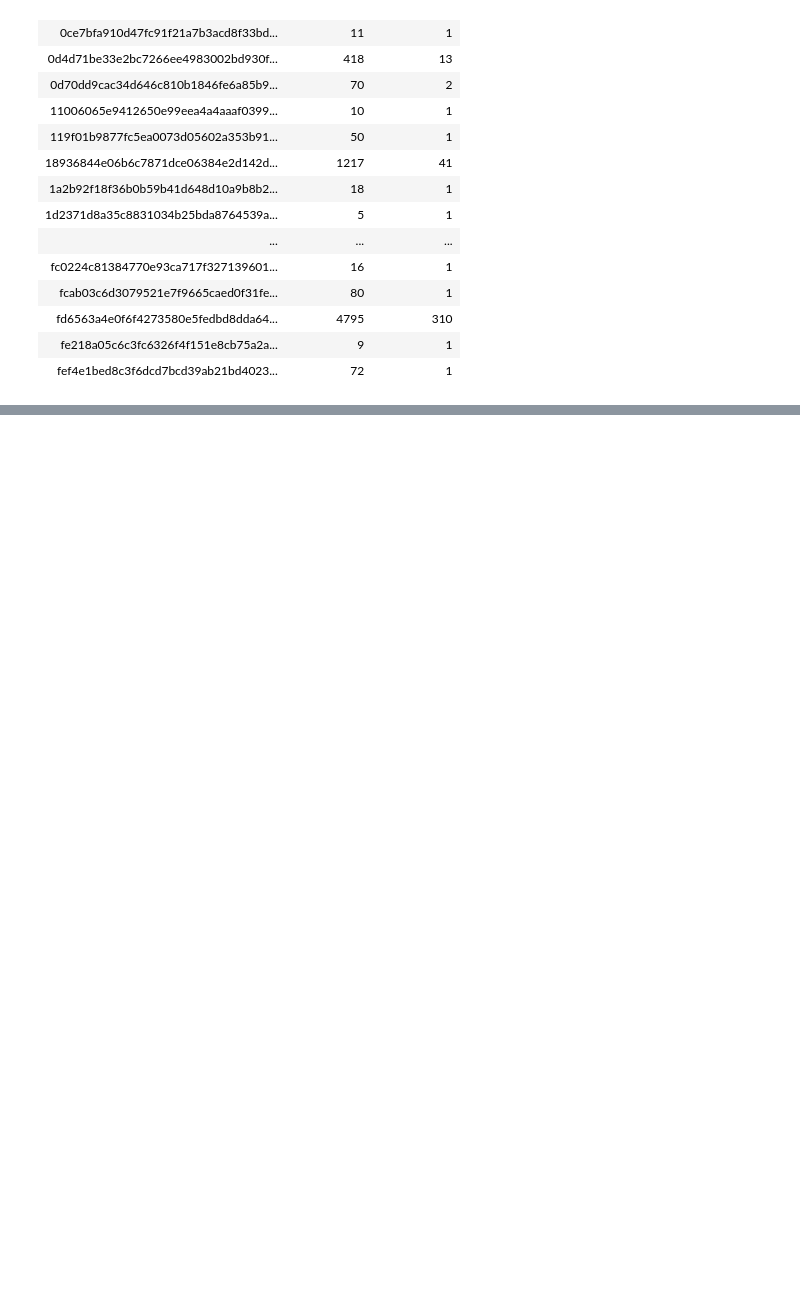
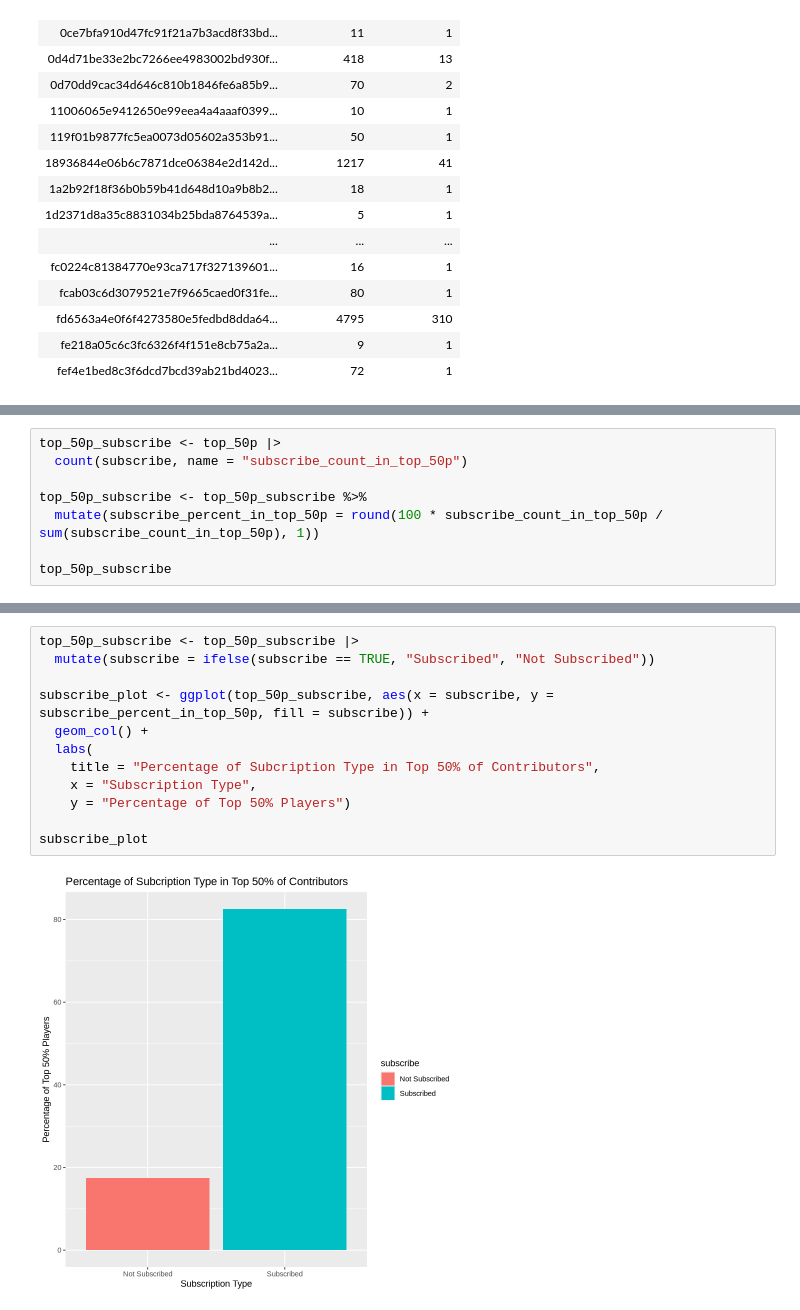
Before and after one commit to mxriesong/dsci100project, a Jupyter notebook: Untitled.ipynb, the cells around one changed output, grey strips where cells are left out. Drawn from its saved outputs; the diff is of its cells as text; blank space fills up the shorter version.

Commit message:
repeated the same thing for subscription type and gender

```diff
--- a/Untitled.ipynb
+++ b/Untitled.ipynb
@@ -221,2 +223,10 @@ ggplot(top_50p_count, aes(x = experience, y = percent_in_top_50p, fill = experie
 # %% [output]
 [figure]
+# %%
+top_50p_subscribe <- top_50p |>
+  count(subscribe, name = "subscribe_count_in_top_50p")
+
+top_50p_subscribe <- top_50p_subscribe %>%
+  mutate(subscribe_percent_in_top_50p = round(100 * subscribe_count_in_top_50p / sum(subscribe_count_in_top_50p), 1))
+
+top_50p_subscribe
@@ -222,0 +239,14 @@ ggplot(top_50p_count, aes(x = experience, y = percent_in_top_50p, fill = experie
+# %%
+top_50p_subscribe <- top_50p_subscribe |>
+  mutate(subscribe = ifelse(subscribe == TRUE, "Subscribed", "Not Subscribed"))
+
+subscribe_plot <- ggplot(top_50p_subscribe, aes(x = subscribe, y = subscribe_percent_in_top_50p, fill = subscribe)) +
+  geom_col() +
+  labs(
+    title = "Percentage of Subcription Type in Top 50% of Contributors",
+    x = "Subscription Type",
+    y = "Percentage of Top 50% Players")
+
+subscribe_plot
+# %% [output]
+[figure, added]
```
Also changed, not shown: parts of 6 cells of this notebook.
